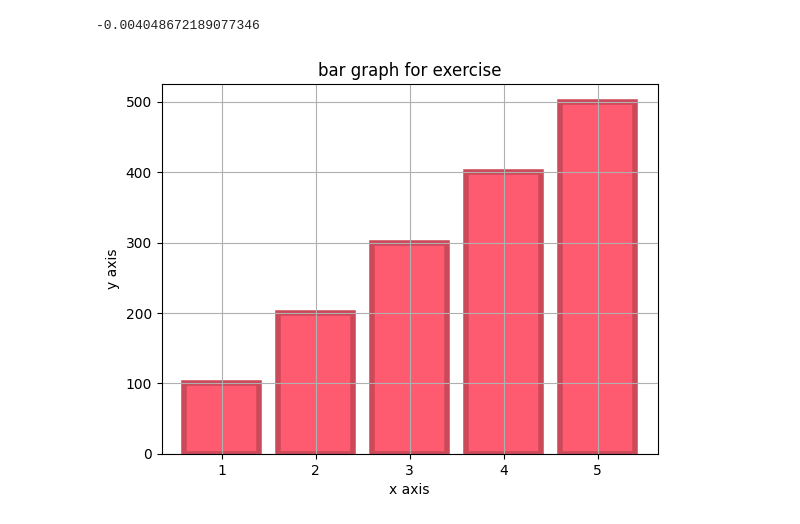
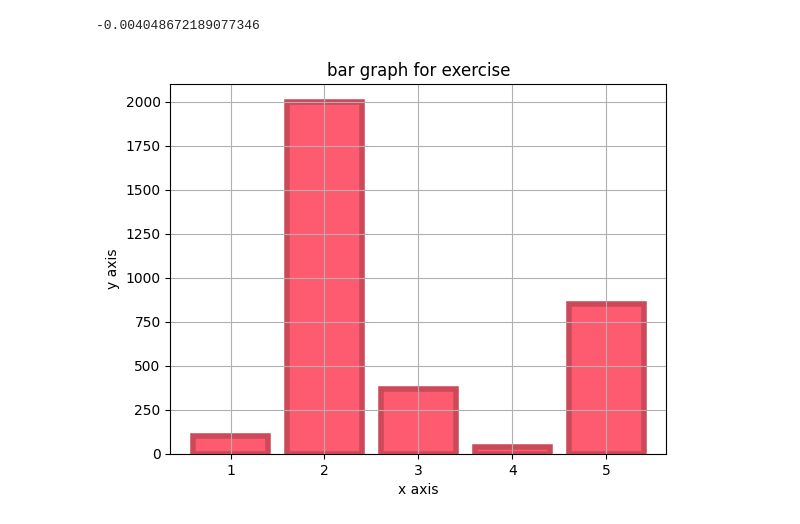
Before and after one commit to 17tyDM/Python_DataScience, a Jupyter notebook: try_matplot.ipynb, the cells around one changed output. Drawn from its saved outputs; the diff is of its cells as text; code cells hidden in the pictures.

Commit message:
graph fix

```diff
--- a/try_matplot.ipynb
+++ b/try_matplot.ipynb
@@ -36,11 +36,11 @@ np.average(data)
 fig.savefig('test3.png') # 画像で保存
 # %%
 left = np.array([1, 2, 3, 4, 5])
-height = np.array([100, 200, 300, 400, 500])
+height = np.array([100, 2000, 370, 40, 850])
 plt.bar(left, height, color="#FF5B70", edgecolor="#CC4959", linewidth=4, align="center")
 plt.title("bar graph for exercise")
 plt.xlabel("x axis")
 plt.ylabel("y axis")
 plt.grid(True)
 # %% [output]
-[figure, old version]
+[figure, new version]
```
